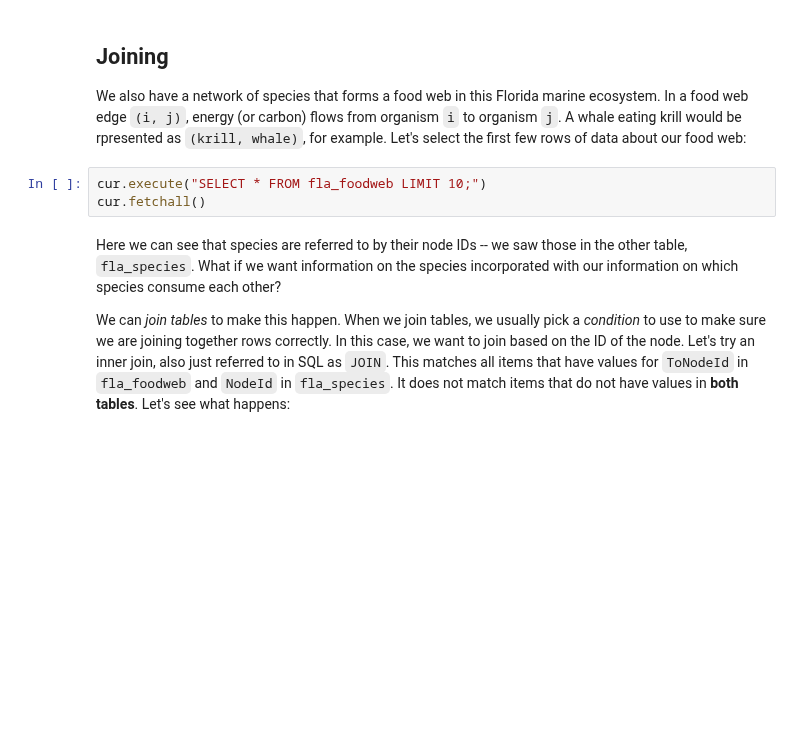
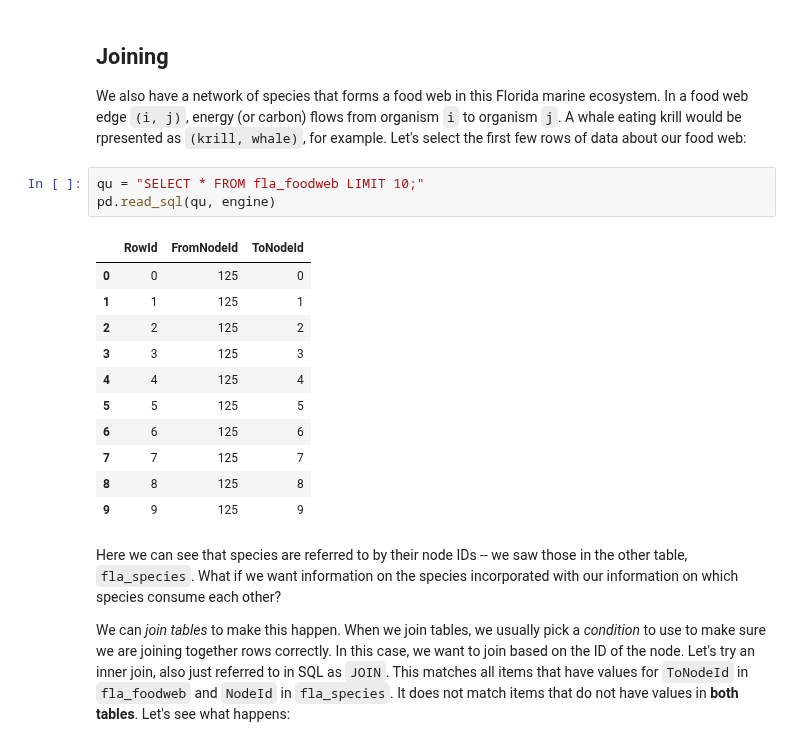
Before and after one commit to asmithh/network-science-data-book, a Jupyter notebook: class_08_datascience1.ipynb, the cells around one changed output. Saved outputs shown, nothing was run; the diff lists cells and outputs as text; blank space fills up the shorter version.

```diff
--- a/class_08_datascience1.ipynb
+++ b/class_08_datascience1.ipynb
@@ -233,8 +314,20 @@ Here, we're grabbing each value of `group`, a column that refers to the species
 ## Joining
 We also have a network of species that forms a food web in this Florida marine ecosystem. In a food web edge `(i, j)`, energy (or carbon) flows from organism `i` to organism `j`. A whale eating krill would be rpresented as `(krill, whale)`, for example. Let's select the first few rows of data about our food web:
 # %%
-cur.execute("SELECT * FROM fla_foodweb LIMIT 10;")
-cur.fetchall()
+qu = "SELECT * FROM fla_foodweb LIMIT 10;"
+pd.read_sql(qu, engine)
+# %% [output]
+|  | RowId | FromNodeId | ToNodeId |
+| 0 | 0 | 125 | 0 |
+| 1 | 1 | 125 | 1 |
+| 2 | 2 | 125 | 2 |
+| 3 | 3 | 125 | 3 |
+| 4 | 4 | 125 | 4 |
+| 5 | 5 | 125 | 5 |
+| 6 | 6 | 125 | 6 |
+| 7 | 7 | 125 | 7 |
+| 8 | 8 | 125 | 8 |
+| 9 | 9 | 125 | 9 |
 # %% [markdown]
 Here we can see that species are referred to by their node IDs -- we saw those in the other table, `fla_species`. What if we want information on the species incorporated with our information on which species consume each other?
 
```
Also changed, not shown: parts of 12 cells of this notebook, 4 other files.
